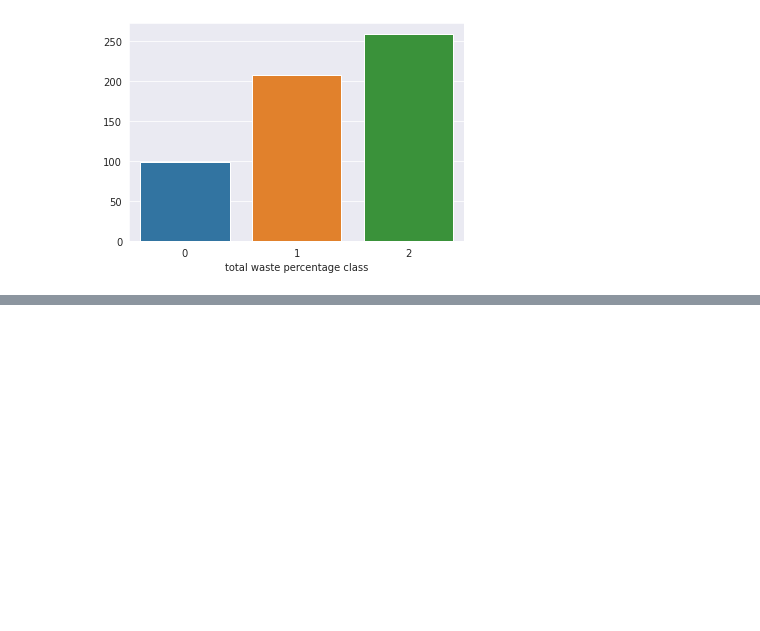
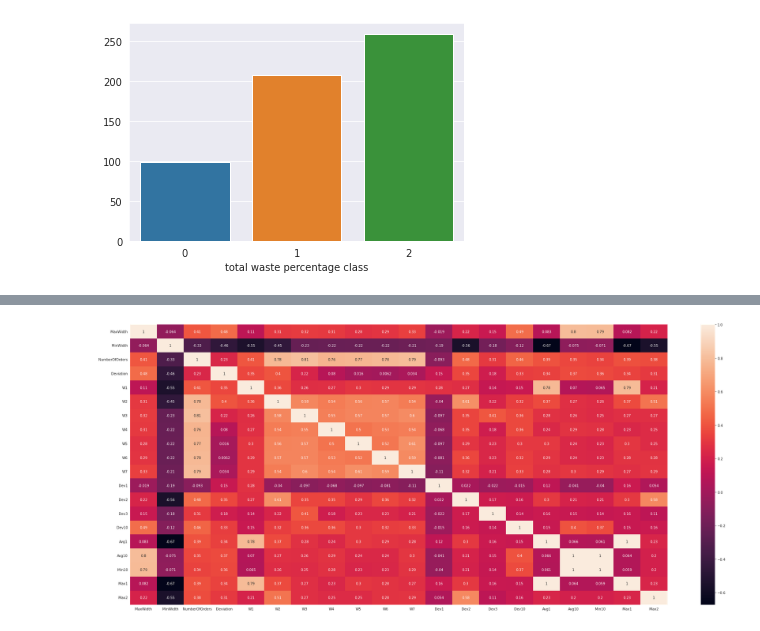
Before and after one commit to teoad95/Infusing-business-optimization-processes-with-machine-learning-and-expert-knowledge., a Jupyter notebook: Main_notebook.ipynb, the cells around one changed output, grey strips where cells are left out. Saved outputs shown, nothing was run; the diff lists cells and outputs as text; code cells hidden in the pictures; blank space fills up the shorter version.

```diff
--- a/Main_notebook.ipynb
+++ b/Main_notebook.ipynb
@@ -167,0 +159,10 @@ X_new.head()
+# %%
+def plot_corr_matrix(datast):
+    corrMatrix = datast.corr()
+    plt.figure(figsize=(35,15))
+    sns.heatmap(corrMatrix, annot=True)
+    plt.show()
+# %%
+plot_corr_matrix(X_new)
+# %% [output]
+[figure, added]
```
Also changed, not shown: parts of 4 cells of this notebook.
